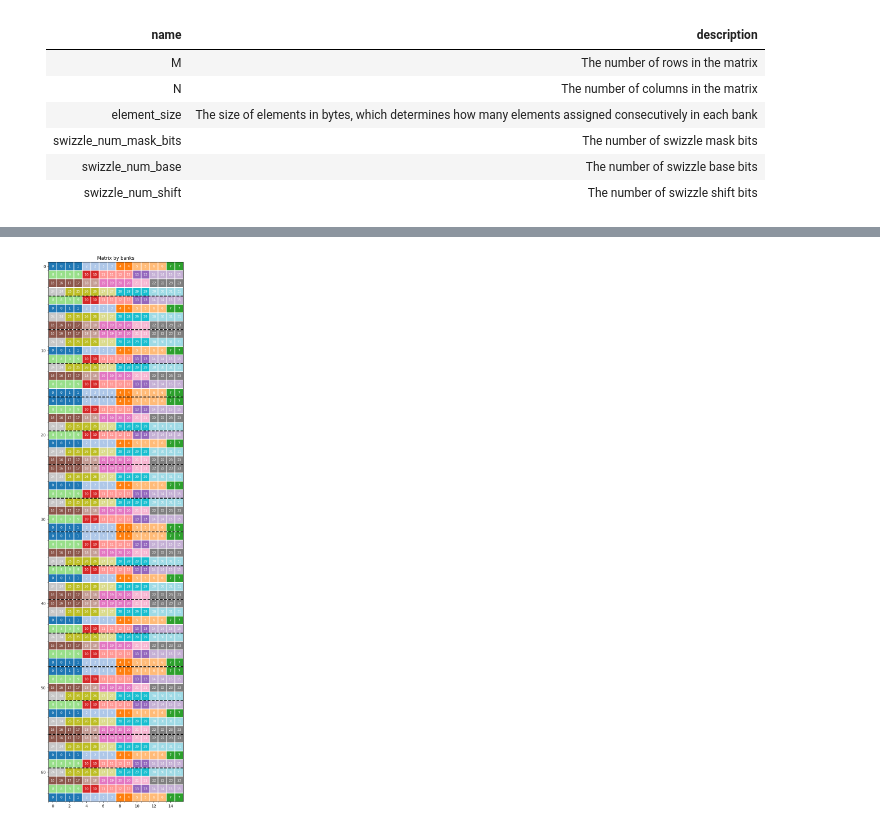
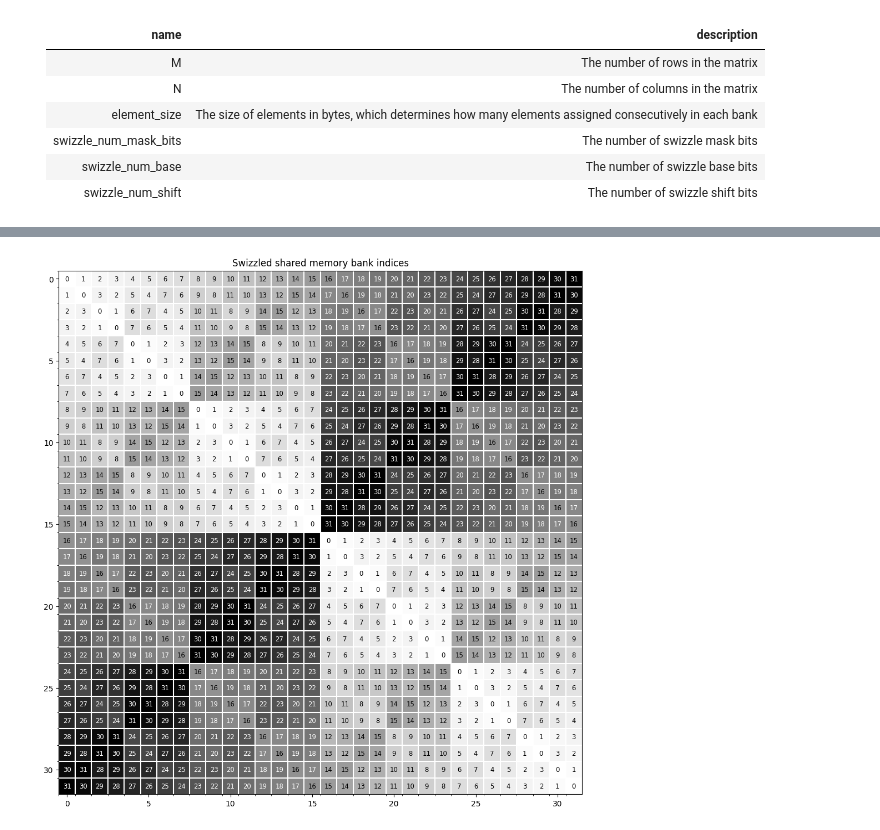
Before and after one commit to kathsucurry/cuda_matrix_multiplication, a Jupyter notebook: notebooks/understanding_swizzle.ipynb, the cells around one changed output, grey strips where cells are left out. Saved outputs shown, nothing was run; the diff lists cells and outputs as text; code cells hidden in the pictures.

```diff
--- a/notebooks/understanding_swizzle.ipynb
+++ b/notebooks/understanding_swizzle.ipynb
@@ -98,6 +123,6 @@ The parameters are as follows.
 # %%
 # Initialize parameters.
-M = 64
-N = 16
-element_size = 2
+M = 32
+N = 32
+element_size = 4
 # %%
@@ -135,27 +158,9 @@ plot_matrix(
-# %%
-def perform_swizzle(swizzle_op: Swizzle, matrix: np.ndarray) -> Tuple[np.ndarray, np.ndarray]:
-    """Performs swizzle on matrix and returns the updated banks."""
-    updated_banks = np.zeros(matrix.shape).astype(int)
-    swizzled_matrix          = np.zeros(matrix.shape).astype(int)
-
-    for row_idx in range(matrix.shape[0]):
-        for col_idx in range(matrix.shape[1]):
-            offset         = matrix[row_idx, col_idx]
-            updated_offset = swizzle_op(offset)
-            new_row_idx    = updated_offset // matrix.shape[1]
-            new_col_idx    = updated_offset % matrix.shape[1]
-            swizzled_matrix[new_row_idx, new_col_idx] = matrix[row_idx, col_idx]
-            updated_banks[row_idx, col_idx] = int((updated_offset % (32 * 4 / element_size)) // (4 / element_size))
-            if offset == 64:
-                print(updated_offset)
-
-    return updated_banks, swizzled_matrix
 # %%
 # Feel free to play around with the values below.
-base     = 4 # 16 elements should always be packed together.
-bits_num = 2 # 4 groups (64 / 16) to permute.
-# abs(shift) >= bits_num
-shift    = 2 # each full-bank "row" contains 64 elements; log2(64) - base
+base     = 0
+bits_num = 5 # 32 elements to permute --> log2(32)
+# Requirement: abs(shift) >= bits_num
+shift    = 5 # Each full-bank "row" contains 32 elements --> log2(32) - 0
 
 # Create the swizzle_op object.
 swizzle_op = Swizzle(bits_num, base, shift)
@@ -165,5 +173,5 @@ swizzled_matrix_by_banks, swizzled_matrix = perform_swizzle(swizzle_op, matrix)
 # %%
 plot_matrix(
-    swizzled_matrix_by_banks, swizzled_matrix_by_banks, M, N, "Matrix by banks", 4)
+    swizzled_matrix_by_banks, swizzled_matrix_by_banks, M, N, "Swizzled shared memory bank indices", -1, save_file="kernel14_example_after")
 # %% [output]
-[figure, old version]
+[figure, new version]
```
Also changed, not shown: parts of 18 cells of this notebook, 3 other files.
